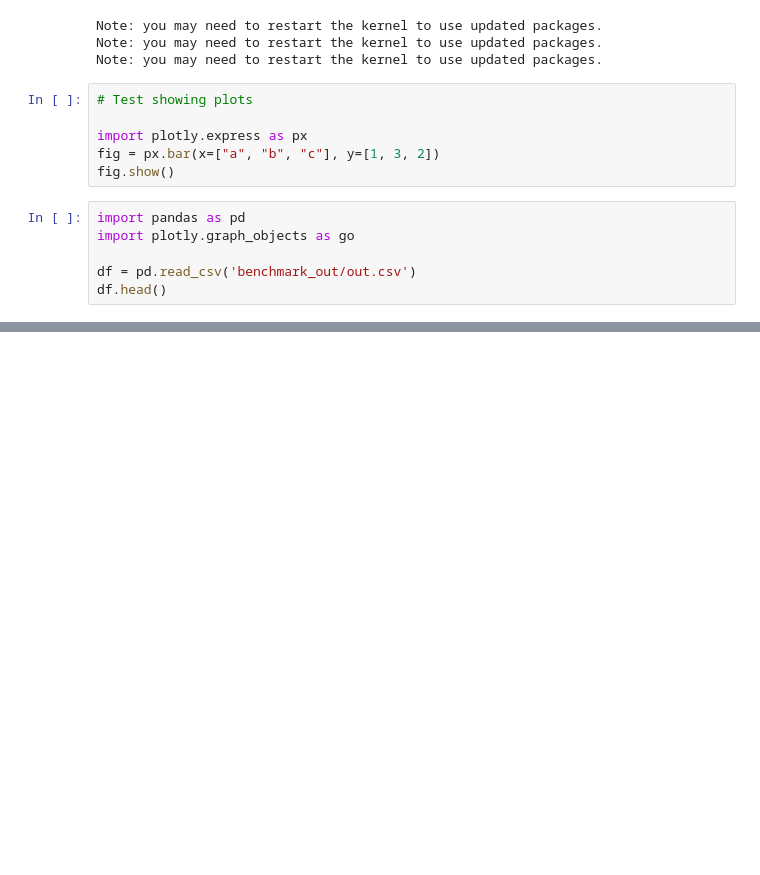
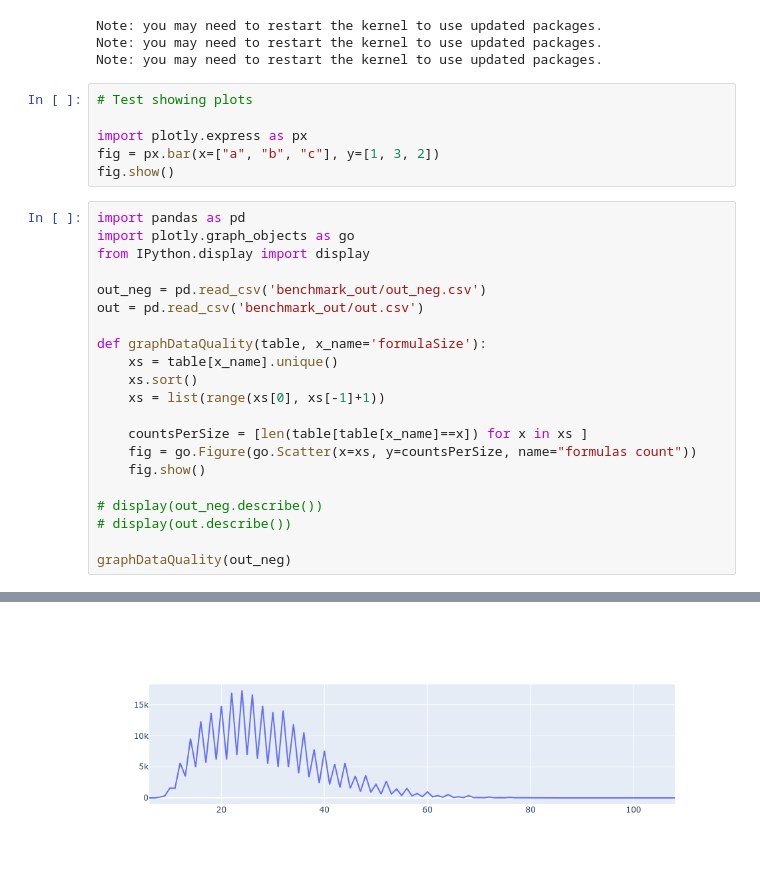
Before and after one commit to AdrianSiwiec/sci, a Jupyter notebook: notebook1.ipynb, the cells around one changed output, grey strips where cells are left out. Cells and saved outputs as stored; diff of their text form; blank space fills up the shorter version.

```diff
--- a/notebook1.ipynb
+++ b/notebook1.ipynb
@@ -17,7 +17,22 @@ fig.show()
 # %%
 import pandas as pd
 import plotly.graph_objects as go
+from IPython.display import display
 
-df = pd.read_csv('benchmark_out/out.csv')
-df.head()
+out_neg = pd.read_csv('benchmark_out/out_neg.csv')
+out = pd.read_csv('benchmark_out/out.csv')
+
+def graphDataQuality(table, x_name='formulaSize'):
+    xs = table[x_name].unique()
+    xs.sort()
+    xs = list(range(xs[0], xs[-1]+1))
+
+    countsPerSize = [len(table[table[x_name]==x]) for x in xs ]
+    fig = go.Figure(go.Scatter(x=xs, y=countsPerSize, name="formulas count"))
+    fig.show()
+
+# display(out_neg.describe())
+# display(out.describe())
+
+graphDataQuality(out_neg)
 # %% [output]
@@ -29,0 +39 @@ df.head()
+[figure, added]
```
Also changed, not shown: parts of 5 cells of this notebook, 3 other files.
